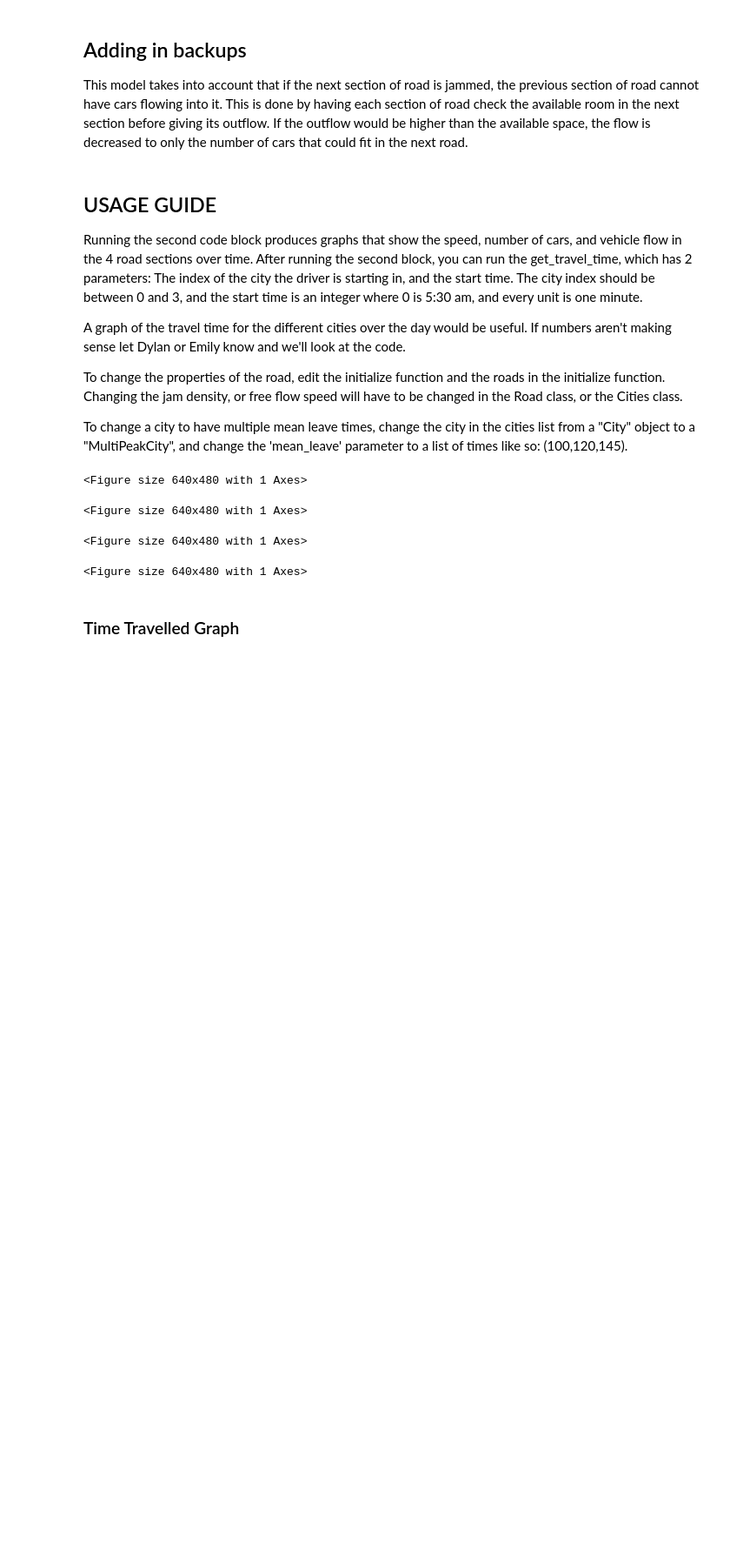
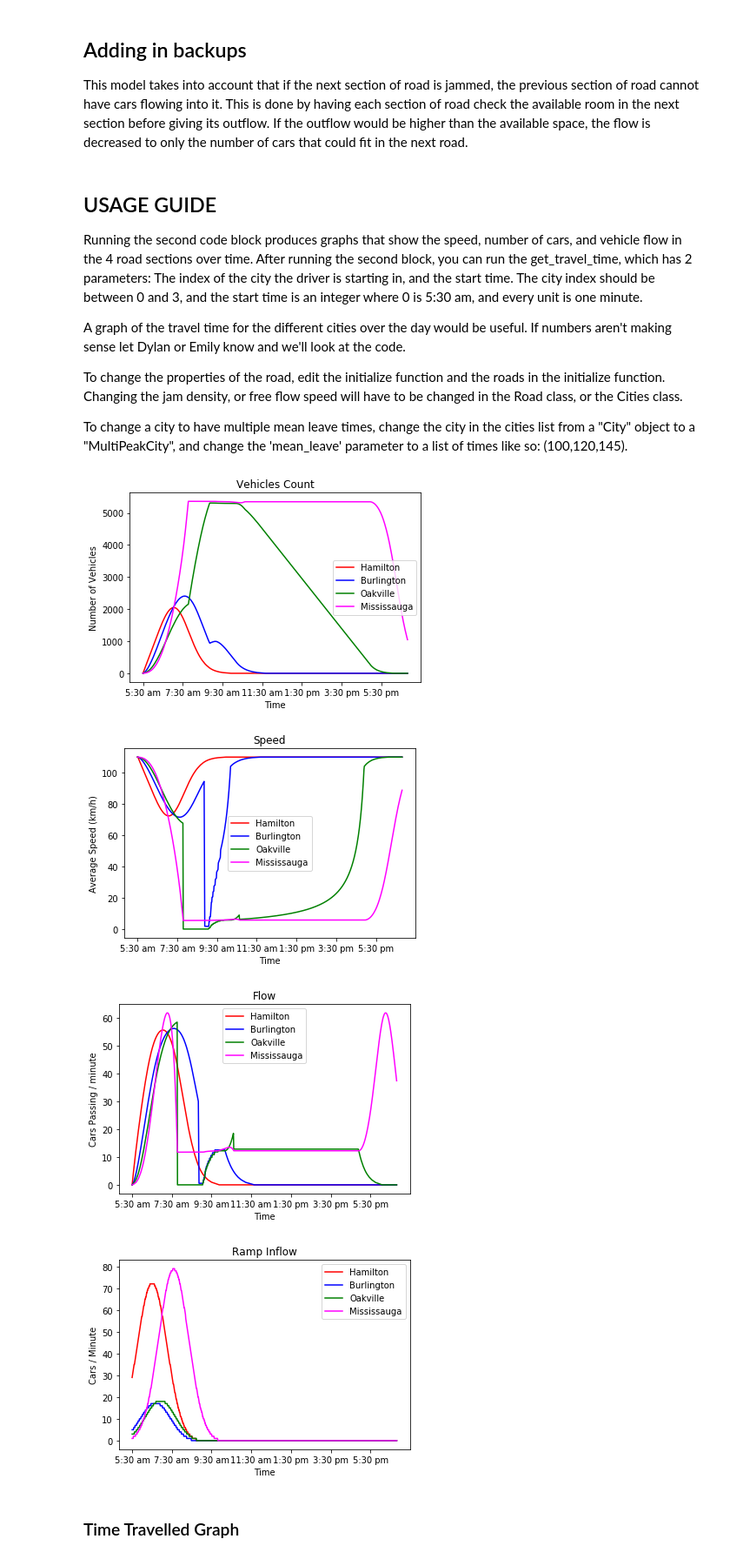
Before and after one commit to MelvilleDylan/TrafficModelling, a Jupyter notebook: Attemp2.ipynb, the cells around one changed output. Shown at 87% size. Drawn from its saved outputs; the diff is of its cells as text; code cells hidden in the pictures; blank space fills up the shorter version.

```diff
--- a/Attemp2.ipynb
+++ b/Attemp2.ipynb
@@ -122,10 +122,10 @@ def initialize():
 
     #Setup our cities
     cities = [
-        MultiPeakCity(name="Hamilton",population=747545,mean_leave=(60,60+120)),
-        MultiPeakCity(name="Burlington",population=183314,mean_leave=(70,70+120)),
-        MultiPeakCity(name="Oakville",population=193832,mean_leave=(85,85+120)),
-        MultiPeakCity(name="Mississauga",population=812000,mean_leave=(125,125+120))
+        City(name="Hamilton",population=747545,mean_leave=60),
+        City(name="Burlington",population=183314,mean_leave=70),
+        City(name="Oakville",population=193832,mean_leave=85),
+        City(name="Mississauga",population=812000,mean_leave=125)
     ]
 
     #Setup the roads connecting those cities
@@ -174,7 +174,7 @@ for t in range(run_time):
     updateall()
     observe()
 
-plt.title("Vehicles Count with Flexible Work Hours")
+plt.title("Vehicles Count")
 plt.xlabel("Time")
 plt.ylabel("Number of Vehicles")
 plt.xticks((np.arange(0,800,120)),('5:30 am','7:30 am','9:30 am','11:30 am','1:30 pm','3:30 pm','5:30 pm'))
@@ -188,7 +188,7 @@ plt.legend(('Hamilton','Burlington','Oakville','Mississauga'))
 
 show()
 
-plt.title("Speed with Flexible Work Hours")
+plt.title("Speed")
 plt.xlabel("Time")
 plt.ylabel("Average Speed (km/h)")
 plt.xticks((np.arange(0,800,120)),('5:30 am','7:30 am','9:30 am','11:30 am','1:30 pm','3:30 pm','5:30 pm'))
@@ -201,39 +201,39 @@ plot(speeds_record[3][:800], color='magenta')
 plt.legend(('Hamilton','Burlington','Oakville','Mississauga'))
 
 show()
 
-plt.title("Flow with Flexible Work Hours")
+plt.title("Flow")
 plt.xlabel("Time")
 plt.ylabel("Cars Passing / minute")
 plt.xticks((np.arange(0,800,120)),('5:30 am','7:30 am','9:30 am','11:30 am','1:30 pm','3:30 pm','5:30 pm'))
 
 plot(outflow_record[0][:800], color='red')
 plot(outflow_record[1][:800], color='blue')
 plot(outflow_record[2][:800], color='green')
 plot(outflow_record[3][:800], color='magenta')
 
 plt.legend(('Hamilton','Burlington','Oakville','Mississauga'))
 
 show()
 
-plt.title("Ramp Inflow with Flexible Work Hours")
+plt.title("Ramp Inflow")
 plt.xlabel("Time")
 plt.ylabel("Cars / Minute")
 plt.xticks((np.arange(0,800,120)),('5:30 am','7:30 am','9:30 am','11:30 am','1:30 pm','3:30 pm','5:30 pm'))
 
 plot(onramp_record[0][:800], color='red')
 plot(onramp_record[1][:800], color='blue')
 plot(onramp_record[2][:800], color='green')
 plot(onramp_record[3][:800], color='magenta')
 
 plt.legend(('Hamilton','Burlington','Oakville','Mississauga'))
 
 show()
 # %% [output]
-<Figure size 640x480 with 1 Axes>
-<Figure size 640x480 with 1 Axes>
-<Figure size 640x480 with 1 Axes>
-<Figure size 640x480 with 1 Axes>
+[figure, added]
+[figure, added]
+[figure, added]
+[figure, added]
 # %%
 import datetime
 def get_travel_time(start_city_index, start_time):
```
Also changed, not shown: parts of 1 cell of this notebook.
